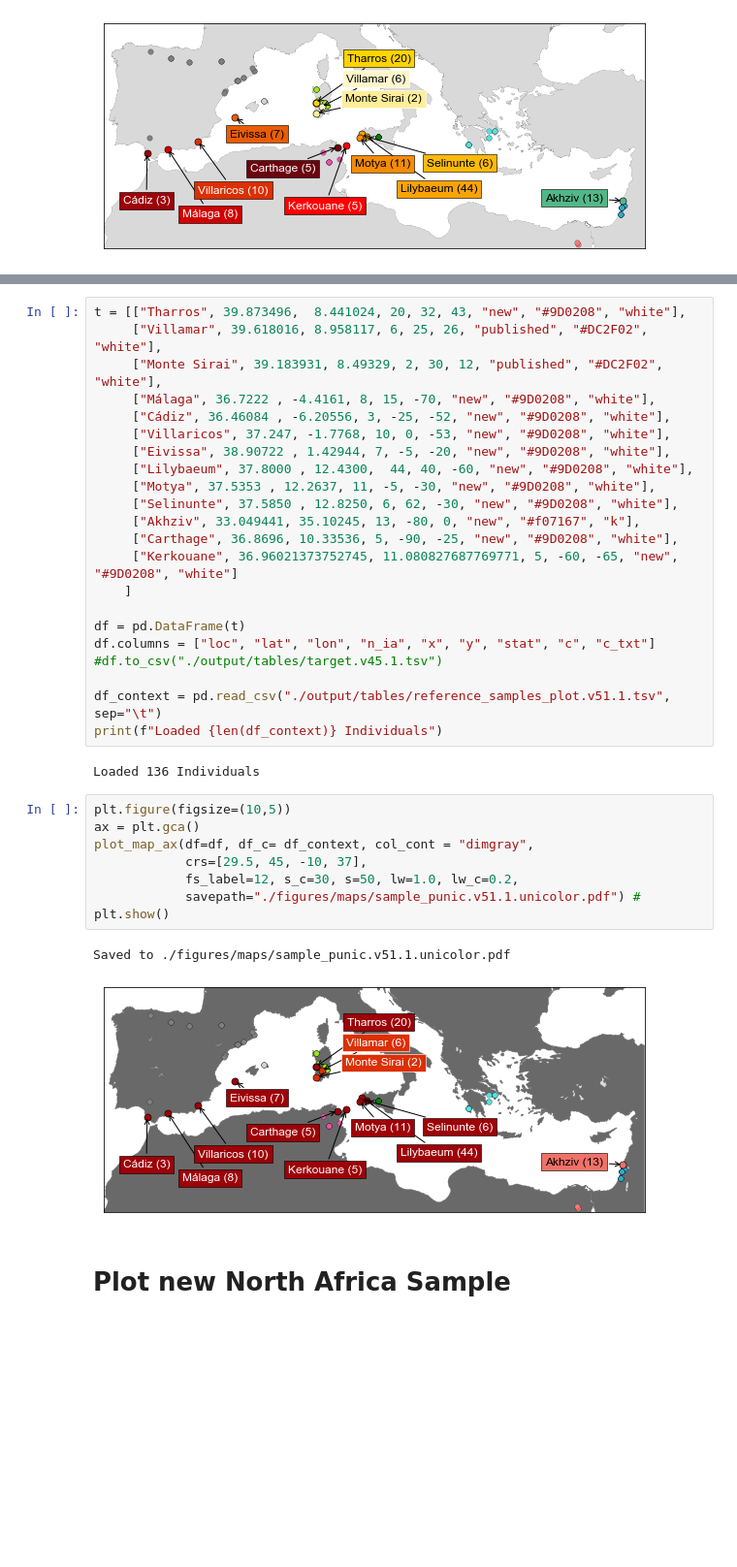
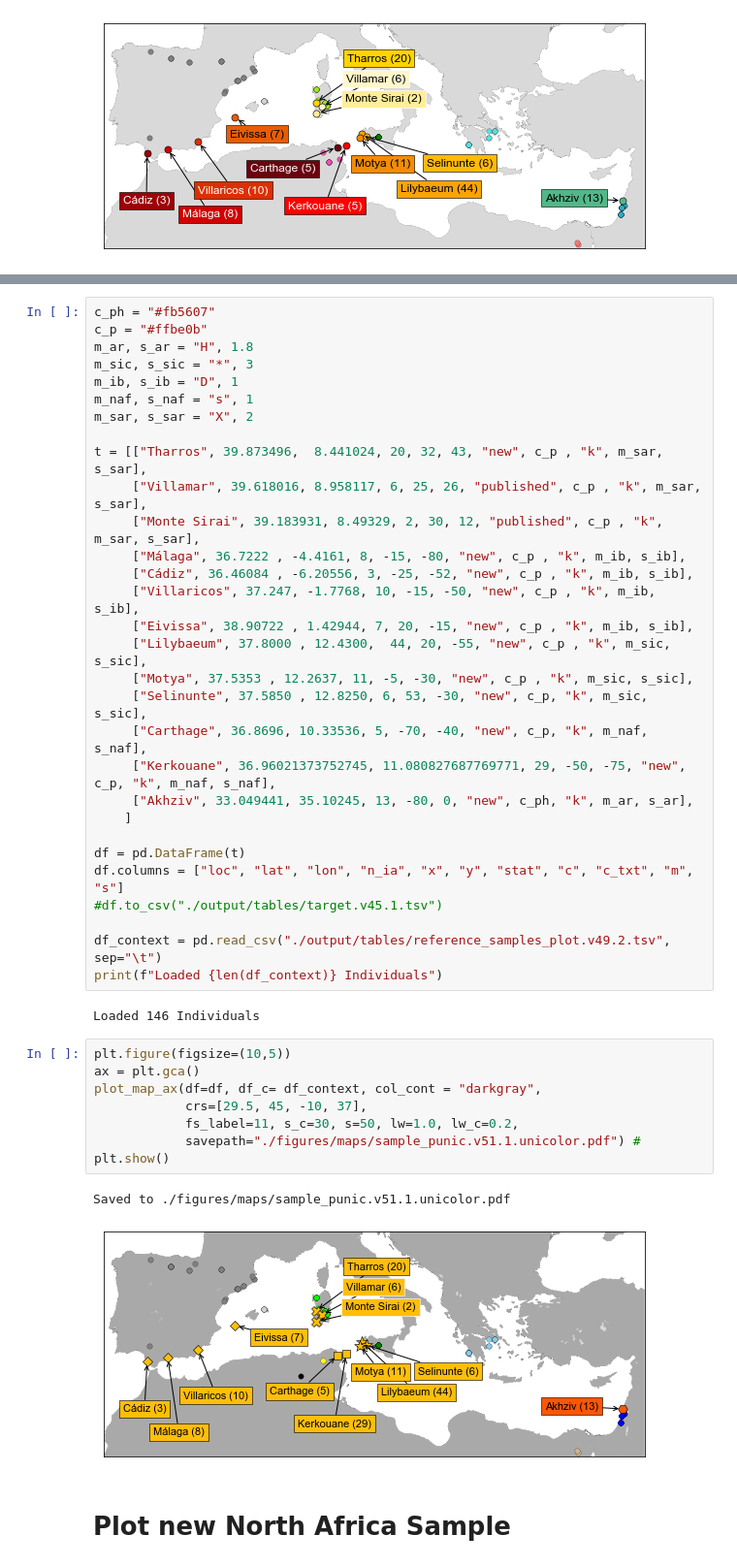
Before and after one commit to hringbauer/punic_aDNA, a Jupyter notebook: notebooks/plot_maps.ipynb, the cells around one changed output, grey strips where cells are left out. Shown: that part at 97% size. Cells and saved outputs as stored; diff of their text form; blank space fills up the shorter version.

```diff
--- a/notebooks/plot_maps.ipynb
+++ b/notebooks/plot_maps.ipynb
@@ -166,38 +172,46 @@ Saved to ./figures/maps/sample_punic.v51.1.pdf
 # %%
-t = [["Tharros", 39.873496,  8.441024, 20, 32, 43, "new", "#9D0208", "white"],
-     ["Villamar", 39.618016, 8.958117, 6, 25, 26, "published", "#DC2F02", "white"],
-     ["Monte Sirai", 39.183931, 8.49329, 2, 30, 12, "published", "#DC2F02", "white"],
-     ["Málaga", 36.7222 , -4.4161, 8, 15, -70, "new", "#9D0208", "white"],
-     ["Cádiz", 36.46084 , -6.20556, 3, -25, -52, "new", "#9D0208", "white"],
-     ["Villaricos", 37.247, -1.7768, 10, 0, -53, "new", "#9D0208", "white"],
-     ["Eivissa", 38.90722 , 1.42944, 7, -5, -20, "new", "#9D0208", "white"],
-     ["Lilybaeum", 37.8000 , 12.4300,  44, 40, -60, "new", "#9D0208", "white"],
-     ["Motya", 37.5353 , 12.2637, 11, -5, -30, "new", "#9D0208", "white"],
-     ["Selinunte", 37.5850 , 12.8250, 6, 62, -30, "new", "#9D0208", "white"],
-     ["Akhziv", 33.049441, 35.10245, 13, -80, 0, "new", "#f07167", "k"],
-     ["Carthage", 36.8696, 10.33536, 5, -90, -25, "new", "#9D0208", "white"],
-     ["Kerkouane", 36.96021373752745, 11.080827687769771, 5, -60, -65, "new", "#9D0208", "white"]
+c_ph = "#fb5607"
+c_p = "#ffbe0b"
+m_ar, s_ar = "H", 1.8
+m_sic, s_sic = "*", 3
+m_ib, s_ib = "D", 1
+m_naf, s_naf = "s", 1
+m_sar, s_sar = "X", 2
+
+t = [["Tharros", 39.873496,  8.441024, 20, 32, 43, "new", c_p , "k", m_sar, s_sar],
+     ["Villamar", 39.618016, 8.958117, 6, 25, 26, "published", c_p , "k", m_sar, s_sar],
+     ["Monte Sirai", 39.183931, 8.49329, 2, 30, 12, "published", c_p , "k", m_sar, s_sar],
+     ["Málaga", 36.7222 , -4.4161, 8, -15, -80, "new", c_p , "k", m_ib, s_ib],
+     ["Cádiz", 36.46084 , -6.20556, 3, -25, -52, "new", c_p , "k", m_ib, s_ib],
+     ["Villaricos", 37.247, -1.7768, 10, -15, -50, "new", c_p , "k", m_ib, s_ib],
+     ["Eivissa", 38.90722 , 1.42944, 7, 20, -15, "new", c_p , "k", m_ib, s_ib],
+     ["Lilybaeum", 37.8000 , 12.4300,  44, 20, -55, "new", c_p , "k", m_sic, s_sic],
+     ["Motya", 37.5353 , 12.2637, 11, -5, -30, "new", c_p , "k", m_sic, s_sic],
+     ["Selinunte", 37.5850 , 12.8250, 6, 53, -30, "new", c_p, "k", m_sic, s_sic],
+     ["Carthage", 36.8696, 10.33536, 5, -70, -40, "new", c_p, "k", m_naf, s_naf],
+     ["Kerkouane", 36.96021373752745, 11.080827687769771, 29, -50, -75, "new", c_p, "k", m_naf, s_naf],
+     ["Akhziv", 33.049441, 35.10245, 13, -80, 0, "new", c_ph, "k", m_ar, s_ar],
     ]
 
 df = pd.DataFrame(t)
-df.columns = ["loc", "lat", "lon", "n_ia", "x", "y", "stat", "c", "c_txt"]
+df.columns = ["loc", "lat", "lon", "n_ia", "x", "y", "stat", "c", "c_txt", "m", "s"]
 #df.to_csv("./output/tables/target.v45.1.tsv")
 
-df_context = pd.read_csv("./output/tables/reference_samples_plot.v51.1.tsv", sep="\t")
+df_context = pd.read_csv("./output/tables/reference_samples_plot.v49.2.tsv", sep="\t")
 print(f"Loaded {len(df_context)} Individuals")
 # %% [output]
-Loaded 136 Individuals
+Loaded 146 Individuals
 # %%
 plt.figure(figsize=(10,5))
 ax = plt.gca()
-plot_map_ax(df=df, df_c= df_context, col_cont = "dimgray",
+plot_map_ax(df=df, df_c= df_context, col_cont = "darkgray",
             crs=[29.5, 45, -10, 37],
-            fs_label=12, s_c=30, s=50, lw=1.0, lw_c=0.2,
+            fs_label=11, s_c=30, s=50, lw=1.0, lw_c=0.2,
             savepath="./figures/maps/sample_punic.v51.1.unicolor.pdf") #
 plt.show()
 # %% [output]
 Saved to ./figures/maps/sample_punic.v51.1.unicolor.pdf
-[figure, old version]
+[figure, new version]
 # %% [markdown]
 # Plot new North Africa Sample
 # %%
```
Also changed, not shown: parts of 6 cells of this notebook, 2 other files.
